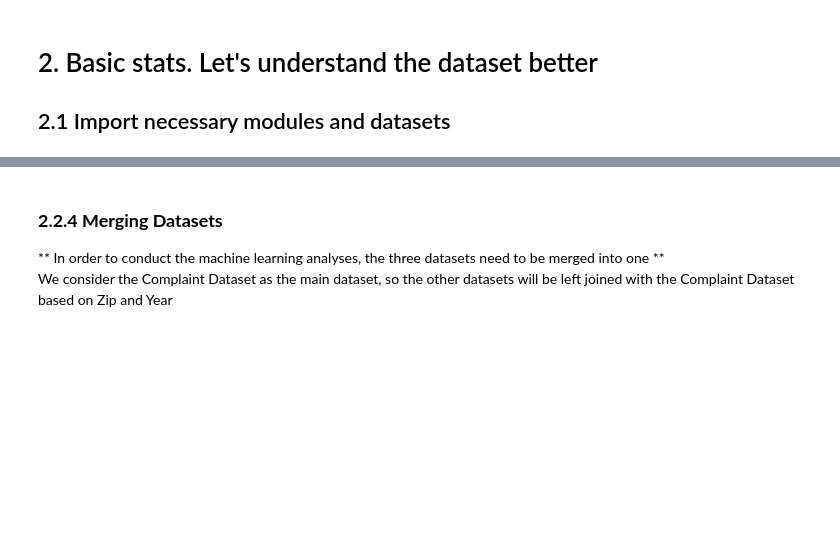
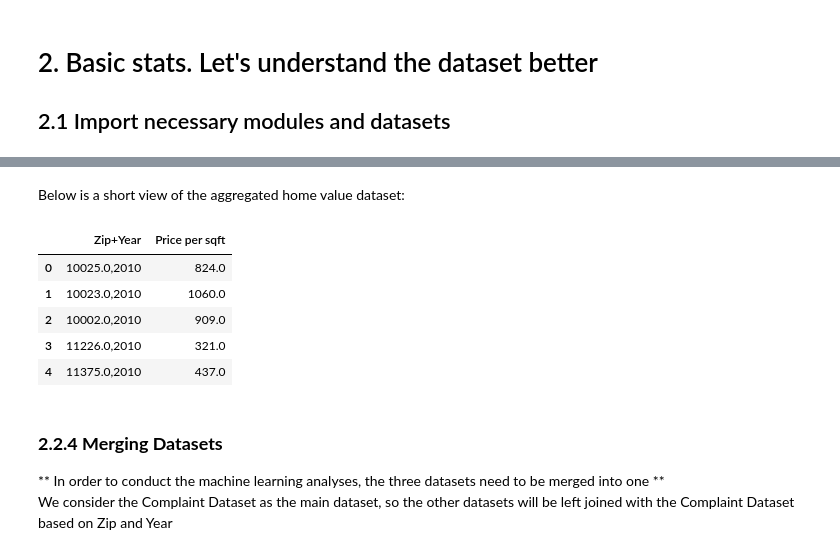
Before and after one commit to cschleidt/sdaav, a Jupyter notebook: notebooks/Social-Data-Final-Project-Notebook.ipynb, the cells around one changed output, grey strips where cells are left out. Saved outputs shown, nothing was run; the diff lists cells and outputs as text; code cells hidden in the pictures; blank space fills up the shorter version.

```diff
--- a/notebooks/Social-Data-Final-Project-Notebook.ipynb
+++ b/notebooks/Social-Data-Final-Project-Notebook.ipynb
@@ -381,6 +391,18 @@ homevalue_long["Zip_str"] = homevalue_long["Incident Zip"].astype(str)
 homevalue_long["year_str"] = homevalue_long["Year"].astype(str)
 homevalue_long["Zip+Year"] = homevalue_long["Zip_str"].str.cat(homevalue_long["year_str"].values.astype(str), sep='.0,')
 homevalue_long = homevalue_long.filter(items=["Zip+Year","Price per sqft"])
+# %% [markdown]
+Below is a short view of the aggregated home value dataset:
+# %%
+# First five lines of Property Value per zip Dataset:
+homevalue_long.head()
+# %% [output]
+|  | Zip+Year | Price per sqft |
+| 0 | 10025.0,2010 | 824.0 |
+| 1 | 10023.0,2010 | 1060.0 |
+| 2 | 10002.0,2010 | 909.0 |
+| 3 | 11226.0,2010 | 321.0 |
+| 4 | 11375.0,2010 | 437.0 |
 # %% [markdown]
 ### **2.2.4 Merging Datasets**
 ** In order to conduct the machine learning analyses, the three datasets need to be merged into one **<br />
```
Also changed, not shown: parts of 27 cells of this notebook.
